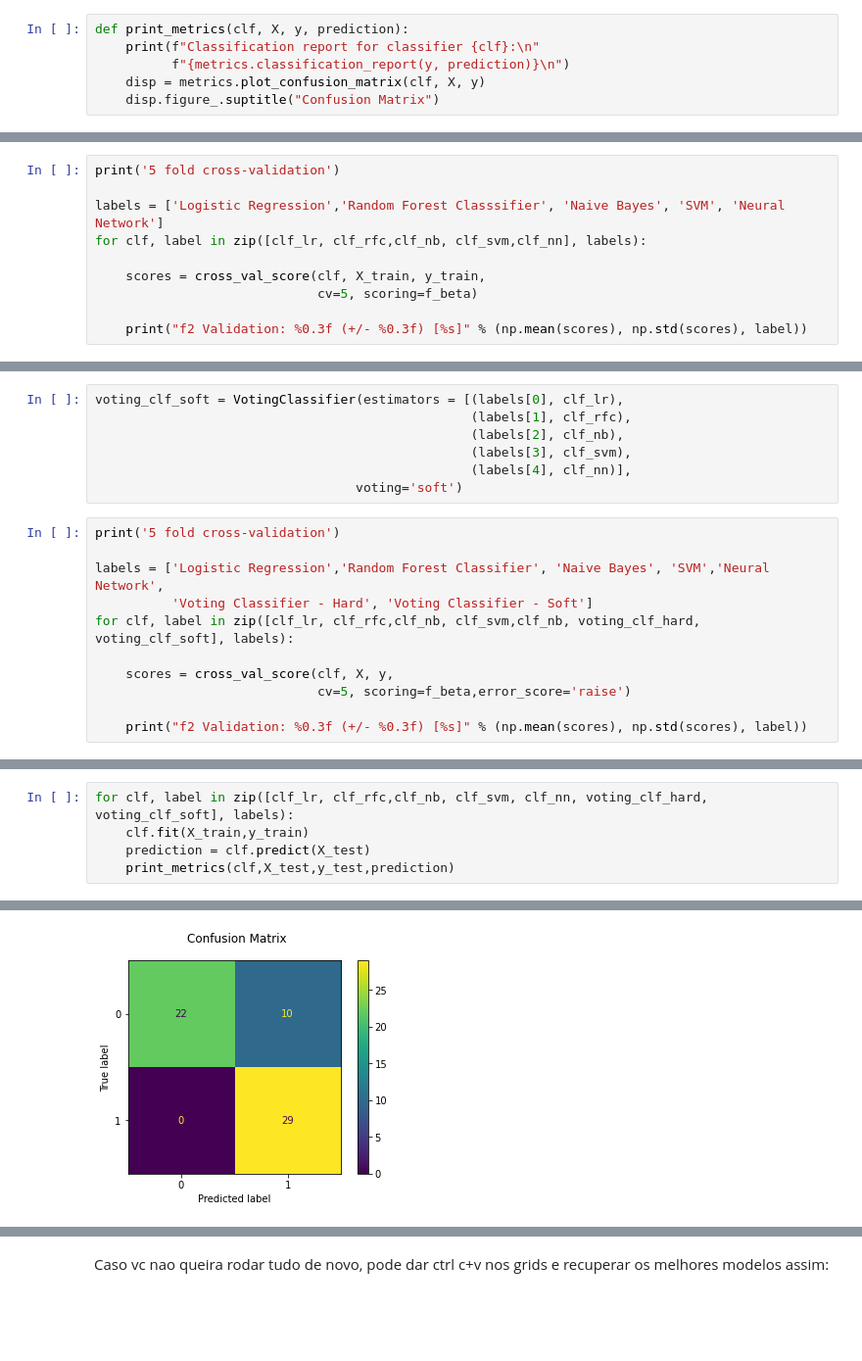
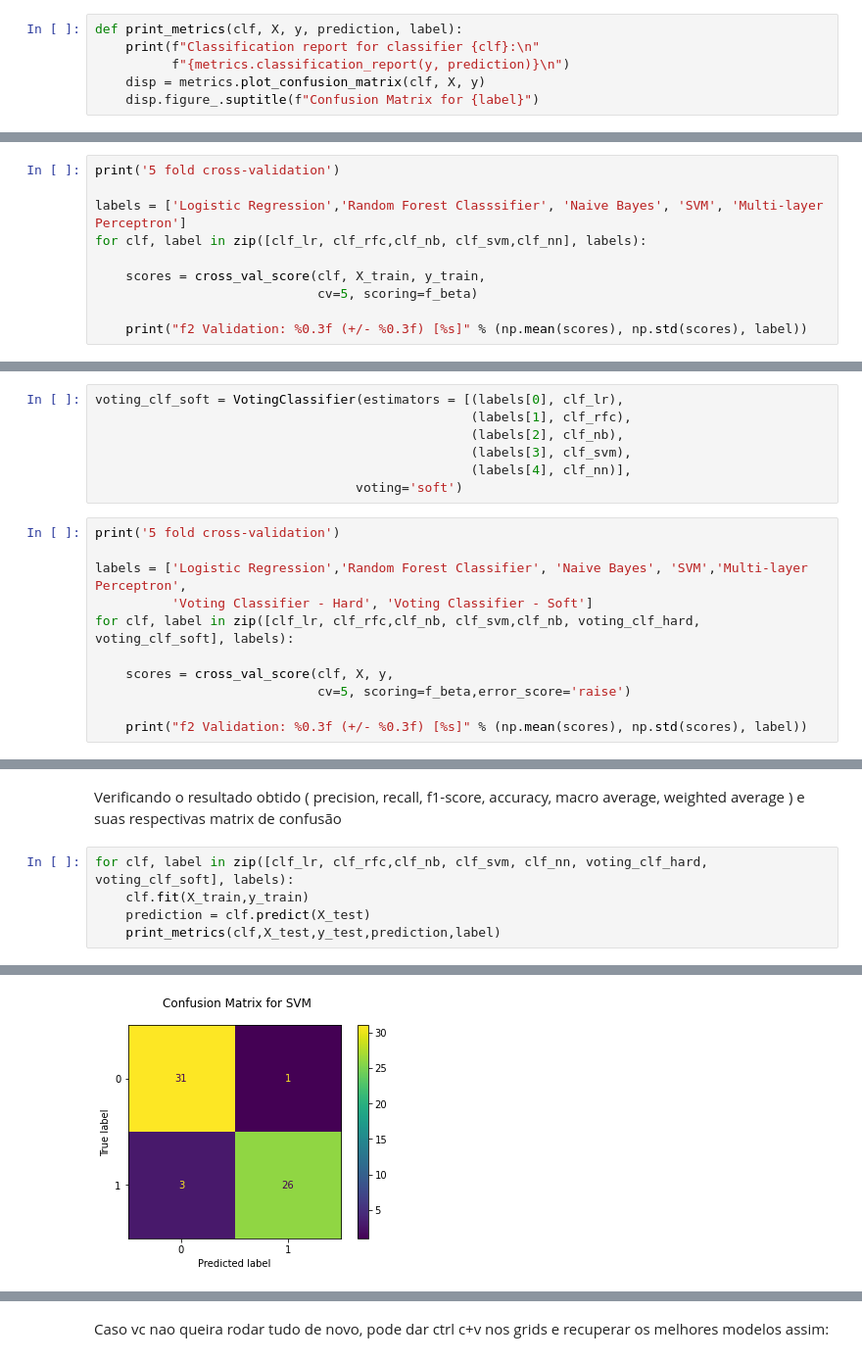
Before and after one commit to ianloron00/ML-project, a Jupyter notebook: UCI Heart Disease Prediction.ipynb, the cells around one changed output, grey strips where cells are left out. Shown: that part at 98% size. Cells and saved outputs as stored; diff of their text form; blank space fills up the shorter version.

```diff
--- a/UCI Heart Disease Prediction.ipynb
+++ b/UCI Heart Disease Prediction.ipynb
@@ -96,9 +105,9 @@ def print_val_custom_score (model, X_train, y_train,
     sd = np.std(metric_score)
     print("{}\nmean: {}, std deviation: {}\n\n".format(scoring,mean,sd))
 # %%
-def print_metrics(clf, X, y, prediction):
+def print_metrics(clf, X, y, prediction, label):
     print(f"Classification report for classifier {clf}:\n"
           f"{metrics.classification_report(y, prediction)}\n")
     disp = metrics.plot_confusion_matrix(clf, X, y)
-    disp.figure_.suptitle("Confusion Matrix")
+    disp.figure_.suptitle(f"Confusion Matrix for {label}")
 # %%
@@ -419,7 +422,7 @@ clf_nn = best_clf_nn
 # %%
 print('5 fold cross-validation')
 
-labels = ['Logistic Regression','Random Forest Classsifier', 'Naive Bayes', 'SVM', 'Neural Network']
+labels = ['Logistic Regression','Random Forest Classsifier', 'Naive Bayes', 'SVM', 'Multi-layer Perceptron']
 for clf, label in zip([clf_lr, clf_rfc,clf_nb, clf_svm,clf_nn], labels):
 
     scores = cross_val_score(clf, X_train, y_train,
@@ -450,7 +453,7 @@ voting_clf_soft = VotingClassifier(estimators = [(labels[0], clf_lr),
 # %%
 print('5 fold cross-validation')
 
-labels = ['Logistic Regression','Random Forest Classifier', 'Naive Bayes', 'SVM','Neural Network',
+labels = ['Logistic Regression','Random Forest Classifier', 'Naive Bayes', 'SVM','Multi-layer Perceptron',
           'Voting Classifier - Hard', 'Voting Classifier - Soft']
 for clf, label in zip([clf_lr, clf_rfc,clf_nb, clf_svm,clf_nb, voting_clf_hard, voting_clf_soft], labels):
 
@@ -494,6 +473,8 @@ RandomForestClassifier(bootstrap=True, ccp_alpha=0.0, class_weight=None,
+# %% [markdown]
+Verificando o resultado obtido ( precision, recall, f1-score, accuracy, macro average, weighted average ) e suas respectivas matrix de confusão
 # %%
 for clf, label in zip([clf_lr, clf_rfc,clf_nb, clf_svm, clf_nn, voting_clf_hard, voting_clf_soft], labels):
     clf.fit(X_train,y_train)
     prediction = clf.predict(X_test)
-    print_metrics(clf,X_test,y_test,prediction)
+    print_metrics(clf,X_test,y_test,prediction,label)
 # %% [output]
@@ -520 +501 @@ weighted avg       0.97      0.97      0.97        61
-[figure, old version]
+[figure, new version]
```
Also changed, not shown: parts of 27 cells of this notebook.
